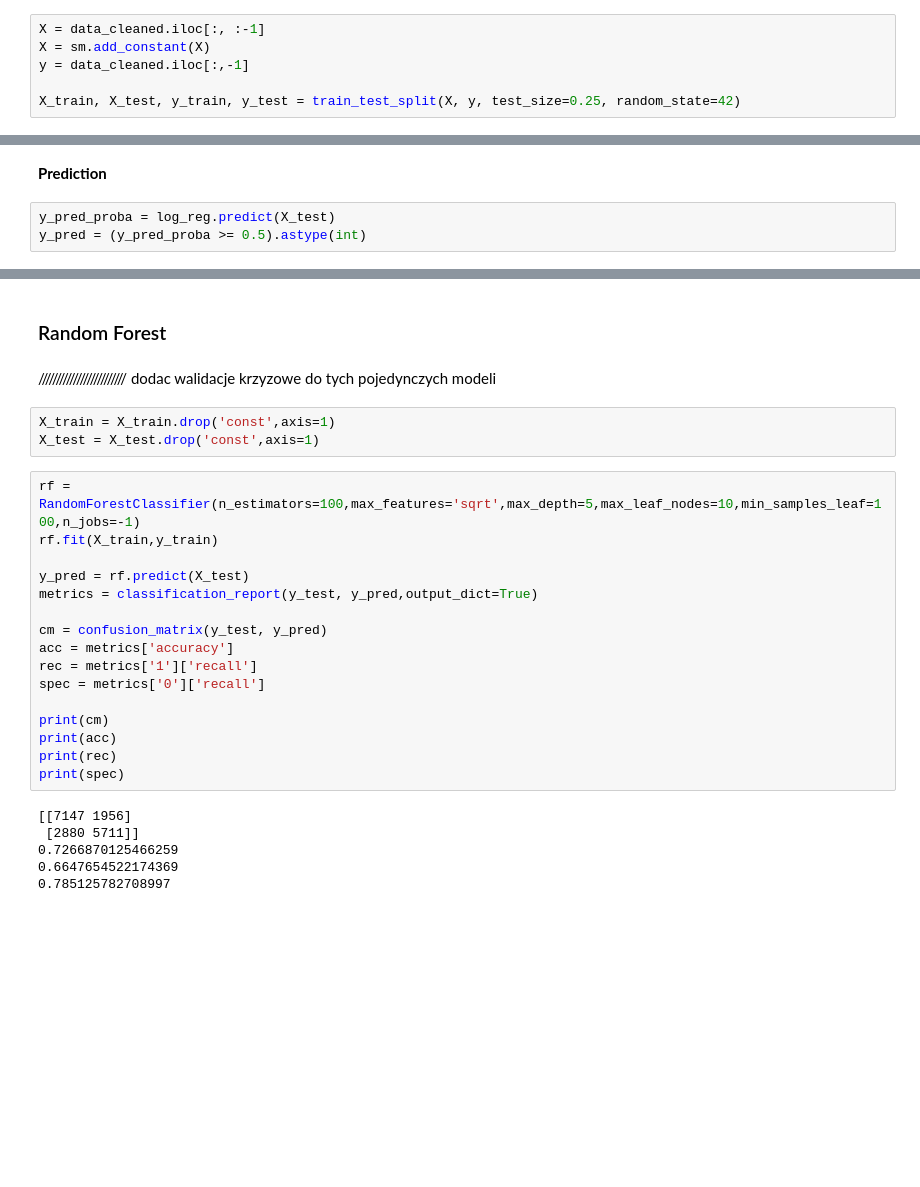
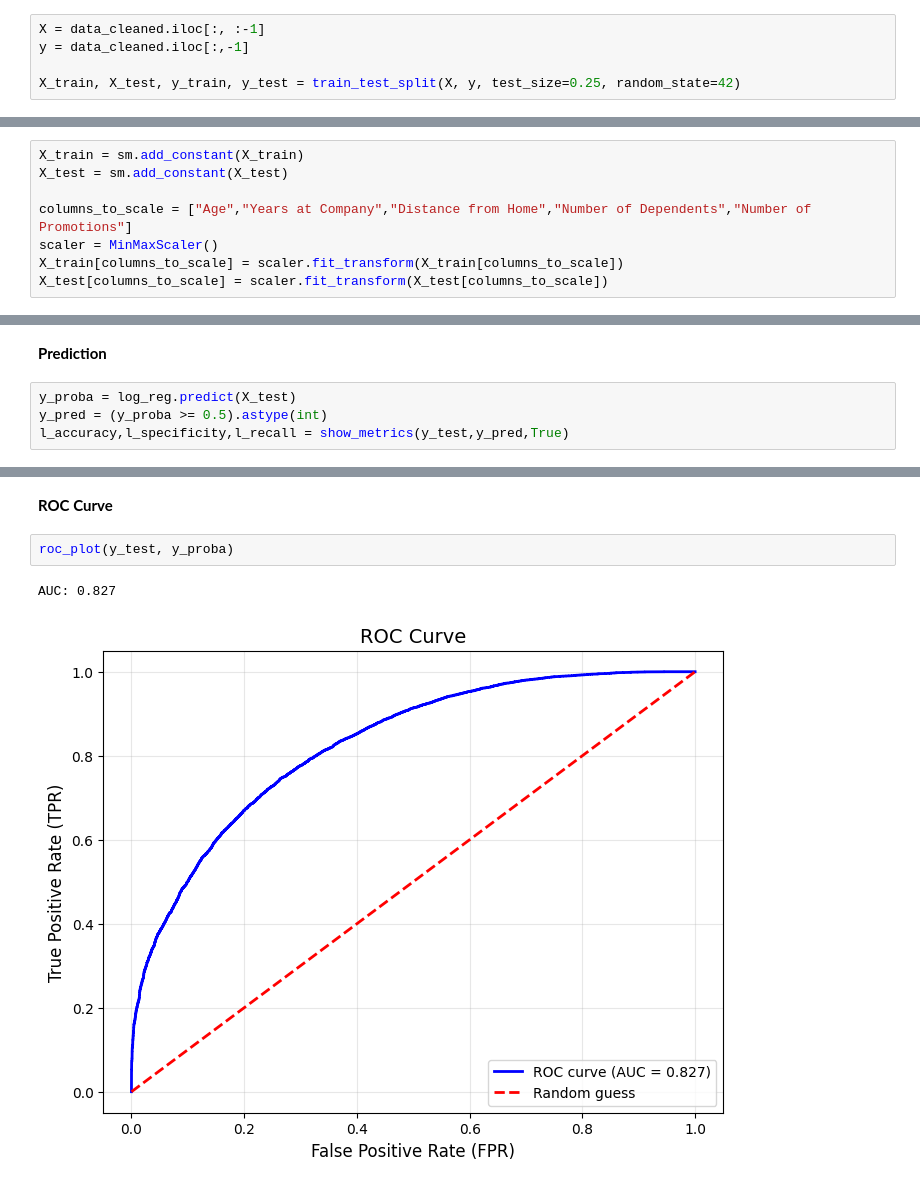
Before and after one commit to Mate0ff/Employee_Attrition_Classification, a Jupyter notebook: projekt.ipynb, the cells around one changed output, grey strips where cells are left out. Cells and saved outputs as stored; diff of their text form; blank space fills up the shorter version.

```diff
--- a/projekt.ipynb
+++ b/projekt.ipynb
@@ -454,7 +456,6 @@ Svm - kat na dummies, standaryzacja ilosciowych
 ### Data division
 # %%
 X = data_cleaned.iloc[:, :-1]
-X = sm.add_constant(X)
 y = data_cleaned.iloc[:,-1]
 
 X_train, X_test, y_train, y_test = train_test_split(X, y, test_size=0.25, random_state=42)
@@ -463,3 +523,11 @@ X_train, X_test, y_train, y_test = train_test_split(X, y, test_size=0.25, random
+# %%
+X_train = sm.add_constant(X_train)
+X_test = sm.add_constant(X_test)
+
+columns_to_scale = ["Age","Years at Company","Distance from Home","Number of Dependents","Number of Promotions"]
+scaler = MinMaxScaler()
+X_train[columns_to_scale] = scaler.fit_transform(X_train[columns_to_scale])
+X_test[columns_to_scale] = scaler.fit_transform(X_test[columns_to_scale])
 # %% [markdown]
 **Correlation matrix**
 # %%
@@ -496,5 +564,6 @@ Company Reputation        -0.3304      0.012    -28.375      0.000      -0.353
 # %% [markdown]
 **Prediction**
 # %%
-y_pred_proba = log_reg.predict(X_test)
-y_pred = (y_pred_proba >= 0.5).astype(int)
+y_proba = log_reg.predict(X_test)
+y_pred = (y_proba >= 0.5).astype(int)
+l_accuracy,l_specificity,l_recall = show_metrics(y_test,y_pred,True)
@@ -517,29 +576,7 @@ F1: 0.7286757775683318
-# %% [markdown]
-### Random Forest
-# %% [markdown]
-///////////////////////// dodac walidacje krzyzowe do tych pojedynczych modeli
-# %%
-X_train = X_train.drop('const',axis=1)
-X_test = X_test.drop('const',axis=1)
-# %%
-rf = RandomForestClassifier(n_estimators=100,max_features='sqrt',max_depth=5,max_leaf_nodes=10,min_samples_leaf=100,n_jobs=-1)
-rf.fit(X_train,y_train)
-
-y_pred = rf.predict(X_test)
-metrics = classification_report(y_test, y_pred,output_dict=True)
-
-cm = confusion_matrix(y_test, y_pred)
-acc = metrics['accuracy']
-rec = metrics['1']['recall']
-spec = metrics['0']['recall']
-
-print(cm)
-print(acc)
-print(rec)
-print(spec)
-# %% [output]
-[[7147 1956]
- [2880 5711]]
-0.7266870125466259
-0.6647654522174369
-0.785125782708997
+# %% [markdown]
+**ROC Curve**
+# %%
+roc_plot(y_test, y_proba)
+# %% [output]
+AUC: 0.827
+[figure, added]
```
Also changed, not shown: parts of 24 cells of this notebook.
